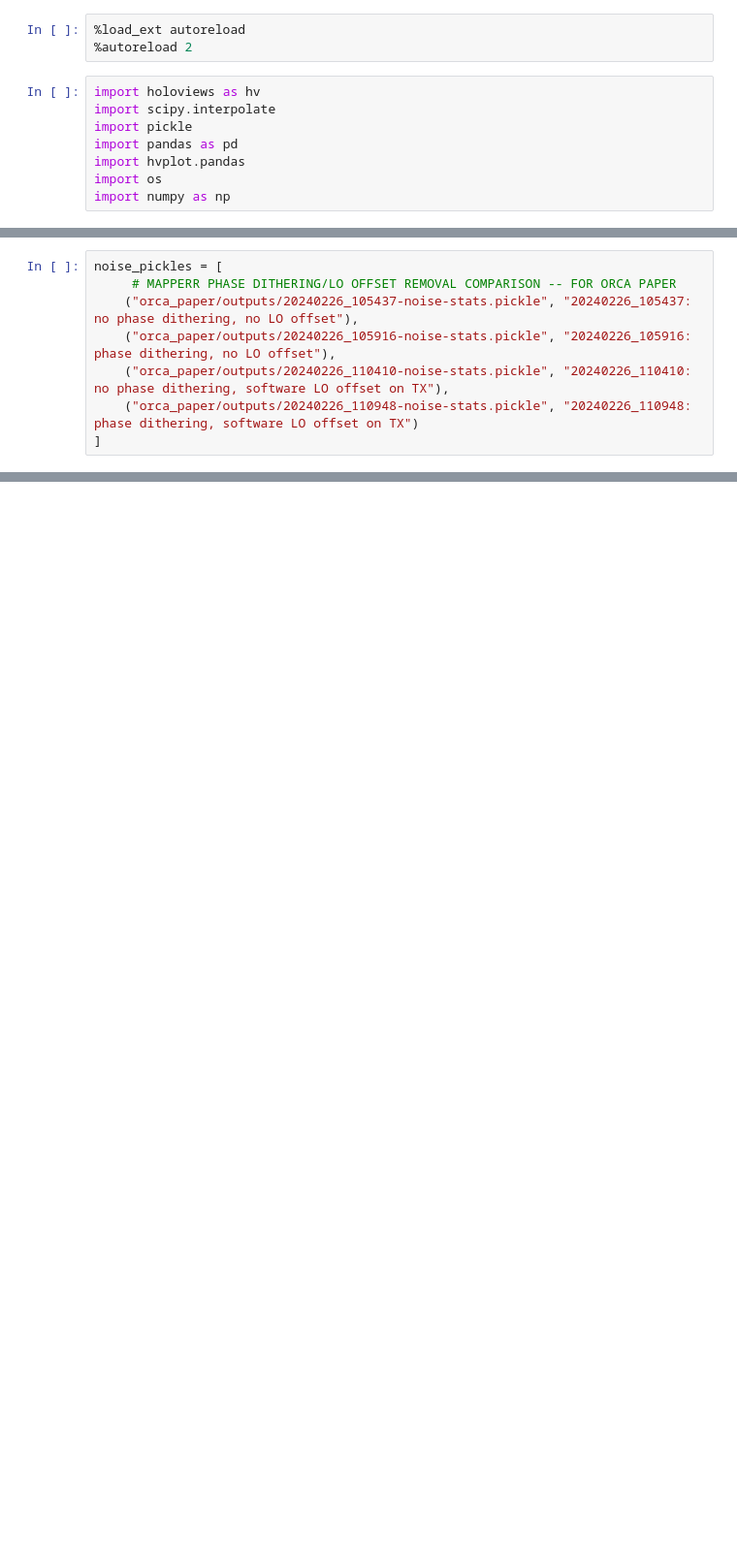
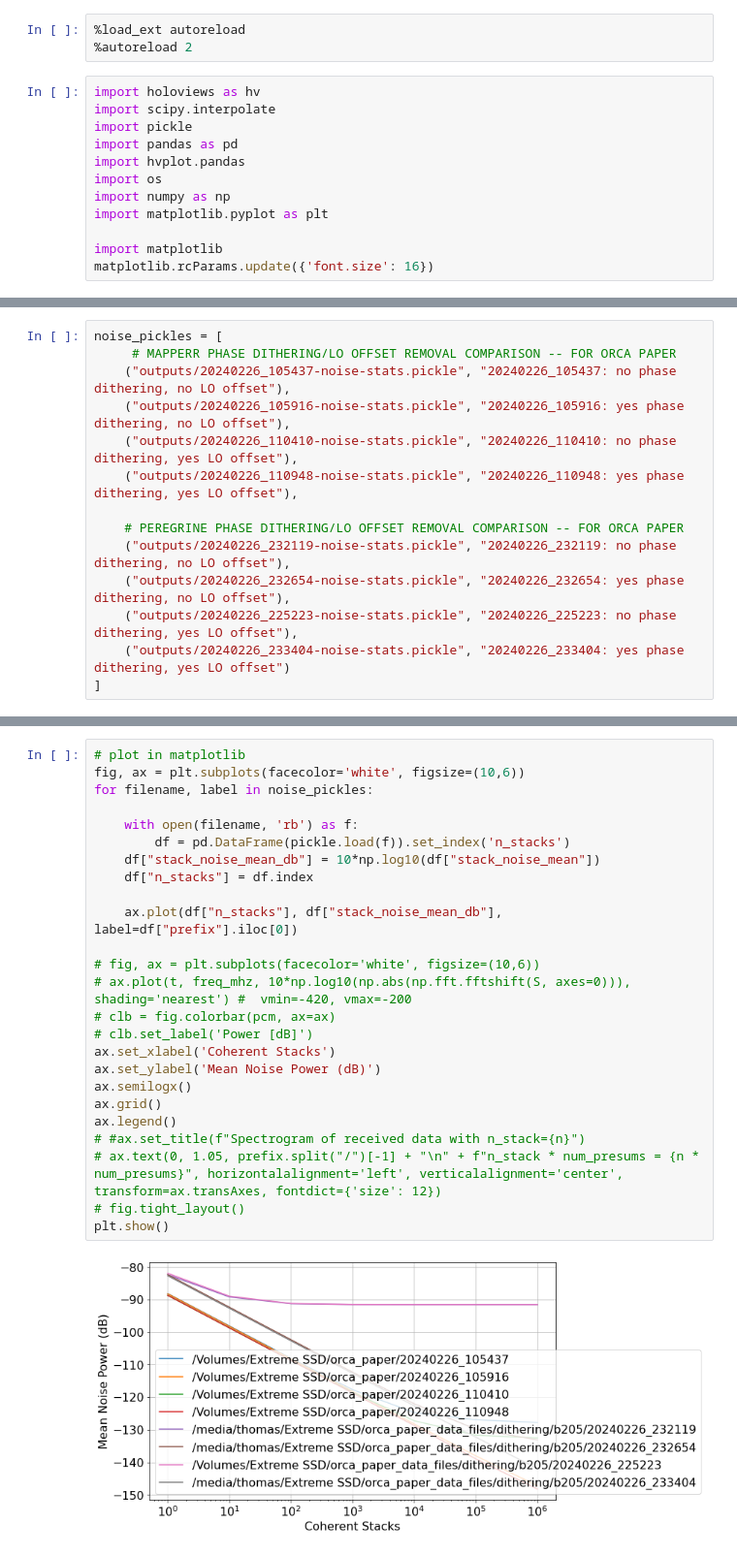
Before and after one commit to radioglaciology/uhd_radar, a Jupyter notebook: postprocessing/notebooks/orca_paper/Plot Noise Pickles - ORCA.ipynb, the cells around one changed output, grey strips where cells are left out. Shown: that part at 97% size. Drawn from its saved outputs; the diff is of its cells as text; blank space fills up the shorter version.

```diff
--- a/postprocessing/notebooks/orca_paper/Plot Noise Pickles - ORCA.ipynb
+++ b/postprocessing/notebooks/orca_paper/Plot Noise Pickles - ORCA.ipynb
@@ -9,3 +9,7 @@ import pandas as pd
 import hvplot.pandas
 import os
 import numpy as np
+import matplotlib.pyplot as plt
+
+import matplotlib
+matplotlib.rcParams.update({'font.size': 16})
@@ -12,10 +19,16 @@ import numpy as np
 # %%
 noise_pickles = [
      # MAPPERR PHASE DITHERING/LO OFFSET REMOVAL COMPARISON -- FOR ORCA PAPER
-    ("orca_paper/outputs/20240226_105437-noise-stats.pickle", "20240226_105437: no phase dithering, no LO offset"),
-    ("orca_paper/outputs/20240226_105916-noise-stats.pickle", "20240226_105916: phase dithering, no LO offset"),
-    ("orca_paper/outputs/20240226_110410-noise-stats.pickle", "20240226_110410: no phase dithering, software LO offset on TX"),
-    ("orca_paper/outputs/20240226_110948-noise-stats.pickle", "20240226_110948: phase dithering, software LO offset on TX")
+    ("outputs/20240226_105437-noise-stats.pickle", "20240226_105437: no phase dithering, no LO offset"),
+    ("outputs/20240226_105916-noise-stats.pickle", "20240226_105916: yes phase dithering, no LO offset"),
+    ("outputs/20240226_110410-noise-stats.pickle", "20240226_110410: no phase dithering, yes LO offset"),
+    ("outputs/20240226_110948-noise-stats.pickle", "20240226_110948: yes phase dithering, yes LO offset"),
+
+    # PEREGRINE PHASE DITHERING/LO OFFSET REMOVAL COMPARISON -- FOR ORCA PAPER
+    ("outputs/20240226_232119-noise-stats.pickle", "20240226_232119: no phase dithering, no LO offset"),
+    ("outputs/20240226_232654-noise-stats.pickle", "20240226_232654: yes phase dithering, no LO offset"),
+    ("outputs/20240226_225223-noise-stats.pickle", "20240226_225223: no phase dithering, yes LO offset"),
+    ("outputs/20240226_233404-noise-stats.pickle", "20240226_233404: yes phase dithering, yes LO offset")
 ]
 # %%
 plots = []
@@ -36,0 +52,27 @@ plot_noise
+# %%
+# plot in matplotlib
+fig, ax = plt.subplots(facecolor='white', figsize=(10,6))
+for filename, label in noise_pickles:
+
+    with open(filename, 'rb') as f:
+        df = pd.DataFrame(pickle.load(f)).set_index('n_stacks')
+    df["stack_noise_mean_db"] = 10*np.log10(df["stack_noise_mean"])
+    df["n_stacks"] = df.index
+
+    ax.plot(df["n_stacks"], df["stack_noise_mean_db"], label=df["prefix"].iloc[0])
+
+# fig, ax = plt.subplots(facecolor='white', figsize=(10,6))
+# ax.plot(t, freq_mhz, 10*np.log10(np.abs(np.fft.fftshift(S, axes=0))), shading='nearest') #  vmin=-420, vmax=-200
+# clb = fig.colorbar(pcm, ax=ax)
+# clb.set_label('Power [dB]')
+ax.set_xlabel('Coherent Stacks')
+ax.set_ylabel('Mean Noise Power (dB)')
+ax.semilogx()
+ax.grid()
+ax.legend()
+# #ax.set_title(f"Spectrogram of received data with n_stack={n}")
+# ax.text(0, 1.05, prefix.split("/")[-1] + "\n" + f"n_stack * num_presums = {n * num_presums}", horizontalalignment='left', verticalalignment='center', transform=ax.transAxes, fontdict={'size': 12})
+# fig.tight_layout()
+plt.show()
+# %% [output]
+[figure, added]
```
Also changed, not shown: parts of 5 cells of this notebook, 1 other file.
